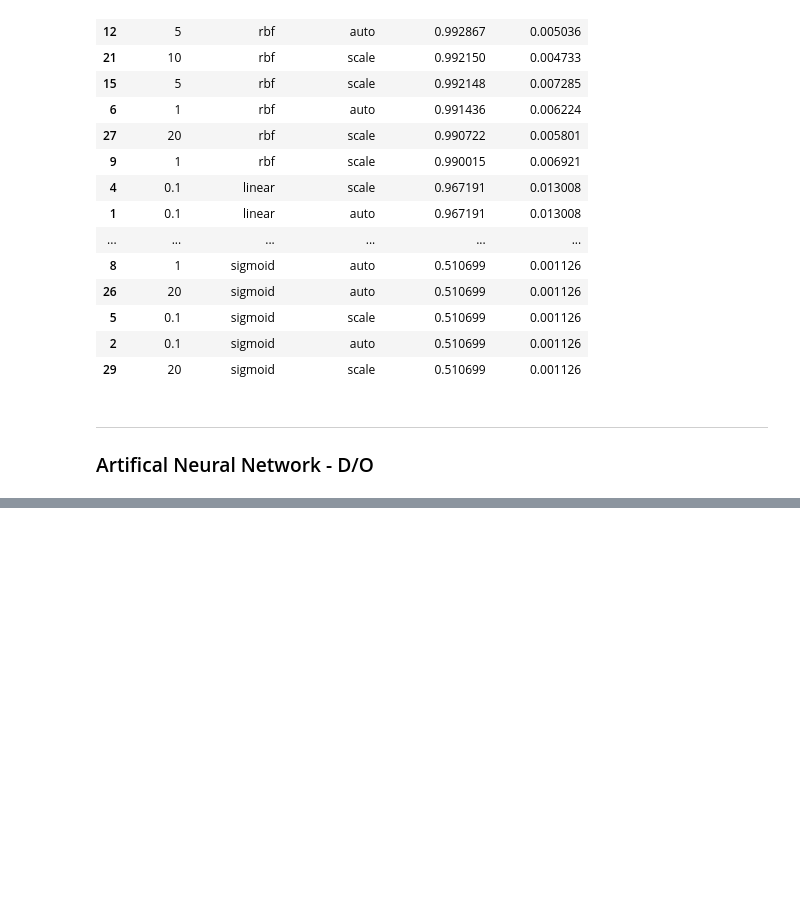
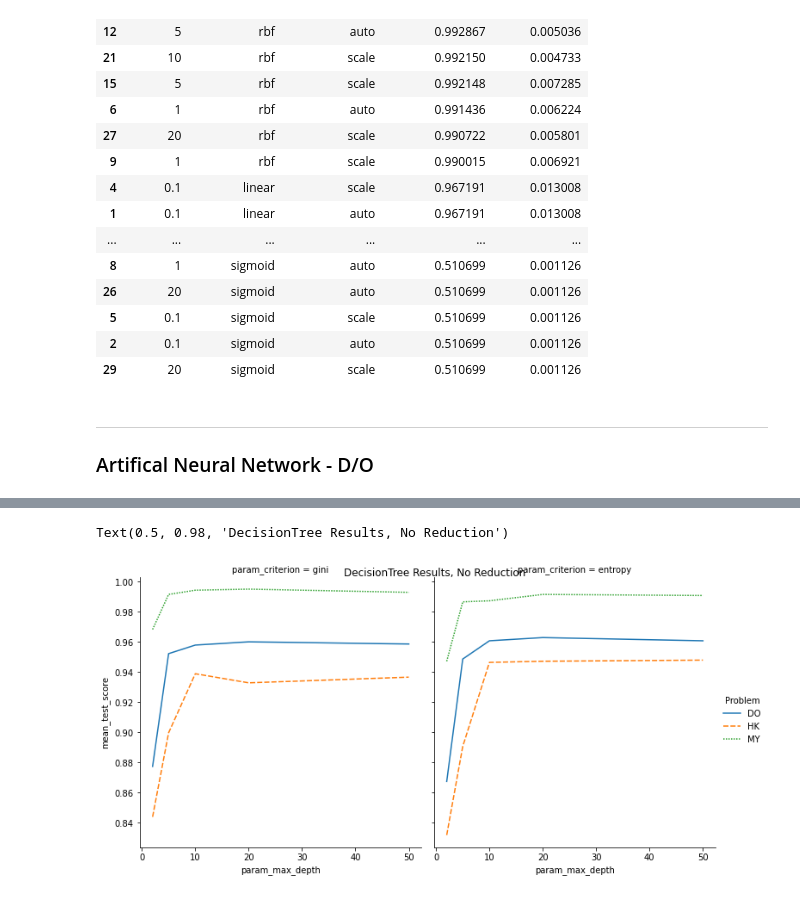
Before and after one commit to jgabella/cse514a-ProjectImplementation2, a Jupyter notebook: LetterRecognitionAnalysis.ipynb, the cells around one changed output, grey strips where cells are left out. Drawn from its saved outputs; the diff is of its cells as text; code cells hidden in the pictures; blank space fills up the shorter version.

```diff
--- a/LetterRecognitionAnalysis.ipynb
+++ b/LetterRecognitionAnalysis.ipynb
@@ -80,6 +126,6 @@ clf = GridSearchCV(tree.DecisionTreeClassifier(), {
     'max_depth':[2, 5, 10, 20, 50]
 }, cv=5)
 clf.fit(training_X, training_y)
-param_tree_results = pd.DataFrame(clf.cv_results_)
-trimmed_tree_results = param_tree_results[['param_criterion', 'param_max_depth', 'mean_test_score', 'std_test_score']]
+param_tree_resultsHK = pd.DataFrame(clf.cv_results_)
+trimmed_tree_resultsHK = param_tree_resultsHK[['param_criterion', 'param_max_depth', 'mean_test_score', 'std_test_score']]
 # %%
@@ -233,6 +220,6 @@ clf = GridSearchCV(tree.DecisionTreeClassifier(), {
     'max_depth':[2, 5, 10, 20, 50]
 }, cv=5)
 clf.fit(training_X, training_y)
-param_tree_results = pd.DataFrame(clf.cv_results_)
-trimmed_tree_results = param_tree_results[['param_criterion', 'param_max_depth', 'mean_test_score', 'std_test_score']]
-trimmed_tree_results.sort_values('mean_test_score', ascending=False)
+param_tree_resultsMY = pd.DataFrame(clf.cv_results_)
+trimmed_tree_resultsMY = param_tree_resultsMY[['param_criterion', 'param_max_depth', 'mean_test_score', 'std_test_score']]
+# trimmed_tree_resultsMY.sort_values('mean_test_score', ascending=False)
@@ -382,6 +292,6 @@ clf = GridSearchCV(tree.DecisionTreeClassifier(), {
     'max_depth':[2, 5, 10, 20, 50]
 }, cv=5)
 clf.fit(training_X, training_y)
-param_tree_results = pd.DataFrame(clf.cv_results_)
-trimmed_tree_results = param_tree_results[['param_criterion', 'param_max_depth', 'mean_test_score', 'std_test_score']]
-trimmed_tree_results.sort_values('mean_test_score', ascending=False)
+param_tree_resultsDO = pd.DataFrame(clf.cv_results_)
+trimmed_tree_resultsDO = param_tree_resultsDO[['param_criterion', 'param_max_depth', 'mean_test_score', 'std_test_score']]
+# trimmed_tree_resultsDO.sort_values('mean_test_score', ascending=False)
@@ -484,0 +395,16 @@ trimmed_ann_results.sort_values('mean_test_score', ascending=False)
+# %%
+tree_do = trimmed_tree_resultsDO.assign(Problem='DO')
+tree_hk = trimmed_tree_resultsHK.assign(Problem='HK')
+tree_my = trimmed_tree_resultsMY.assign(Problem='MY')
+tree_results = pd.concat([tree_do, tree_hk, tree_my])
+rp = sns.relplot(
+    x="param_max_depth",
+    y="mean_test_score",
+    data=tree_results,
+    col="param_criterion",
+    hue="Problem", style="Problem", kind="line")
+rp.fig.subplots_adjust(top=0.95)
+rp.fig.suptitle('DecisionTree Results, No Reduction')
+# %% [output]
+Text(0.5, 0.98, 'DecisionTree Results, No Reduction')
+[figure, added]
```
Also changed, not shown: parts of 28 cells of this notebook.
